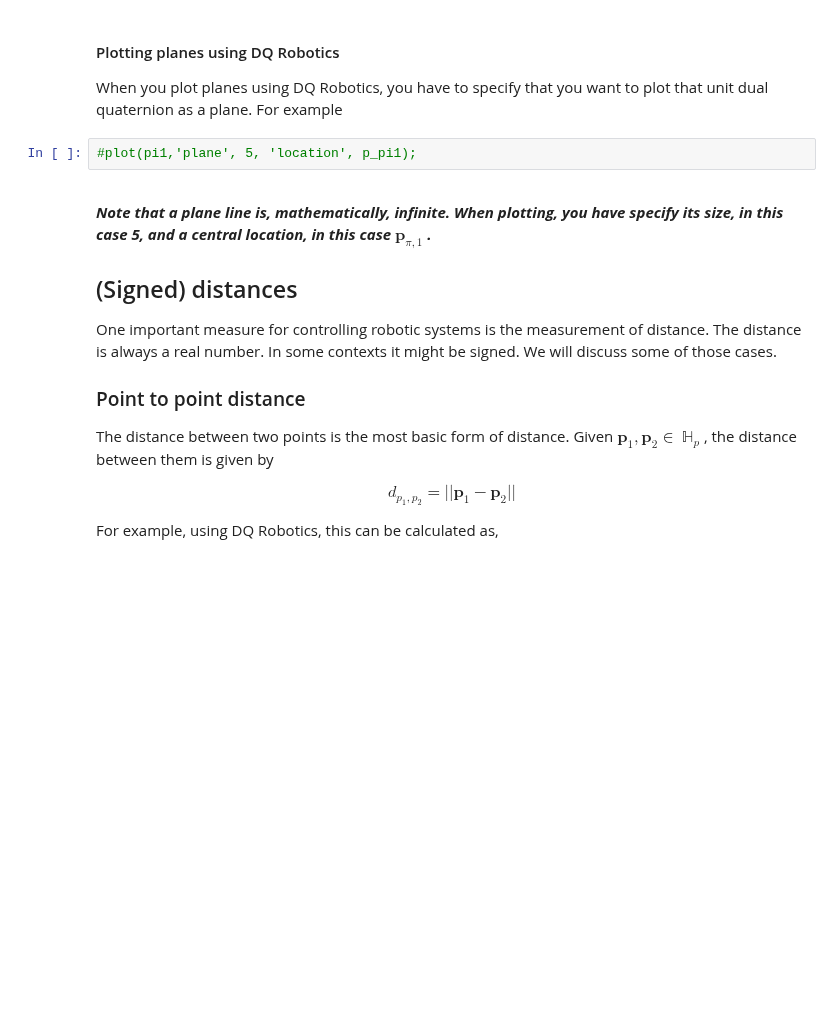
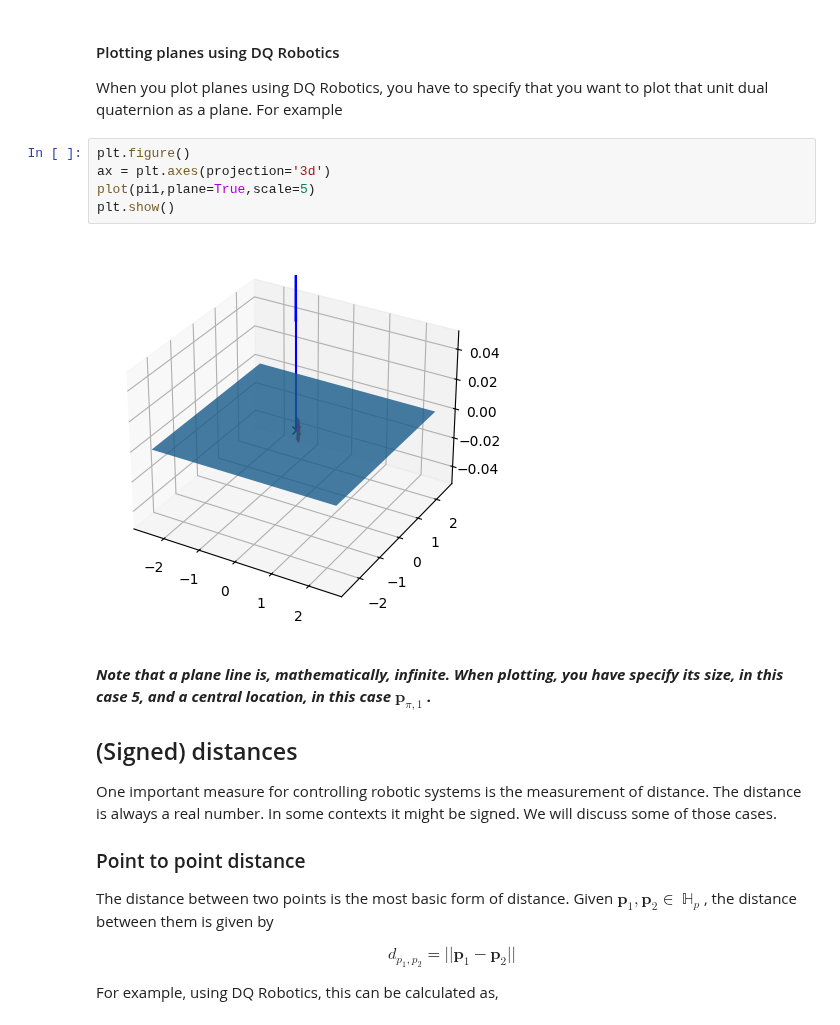
Before and after one commit to MarinhoLab/OpenExecutableBooksRobotics, a Jupyter notebook: dqrobotics/lesson4/lesson_dq4_dual_quaternion_basics_part2.ipynb, the cells around one changed output. Drawn from its saved outputs; the diff is of its cells as text; blank space fills up the shorter version.

```diff
--- a/dqrobotics/lesson4/lesson_dq4_dual_quaternion_basics_part2.ipynb
+++ b/dqrobotics/lesson4/lesson_dq4_dual_quaternion_basics_part2.ipynb
@@ -276,8 +295,13 @@ True
 #### Plotting planes using DQ Robotics
 
 When you plot planes using DQ Robotics, you have to specify that you want to plot that unit dual quaternion as a plane. For example
-# %%
-#plot(pi1,'plane', 5, 'location', p_pi1);
+# %%
+plt.figure()
+ax = plt.axes(projection='3d')
+plot(pi1,plane=True,scale=5)
+plt.show()
+# %% [output]
+[figure, added]
 # %% [markdown]
 <a name="T_EBE37F7D"></a>
 
```
Also changed, not shown: parts of 12 cells of this notebook.
